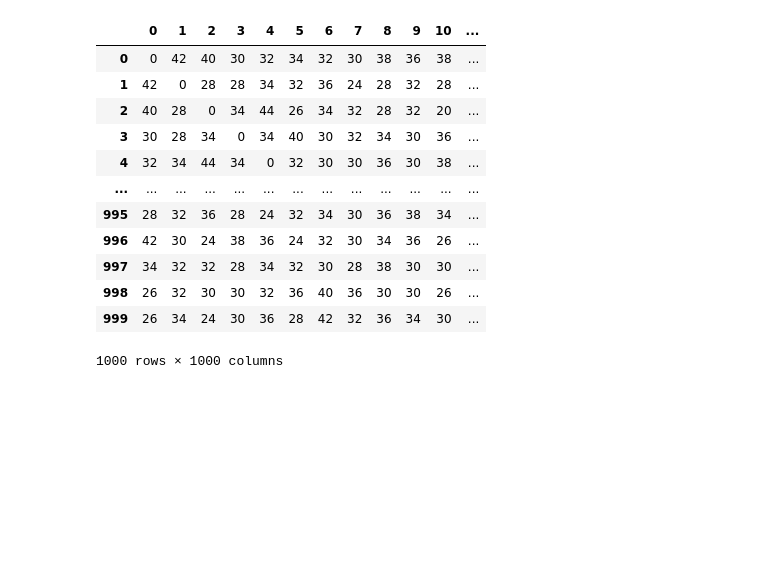
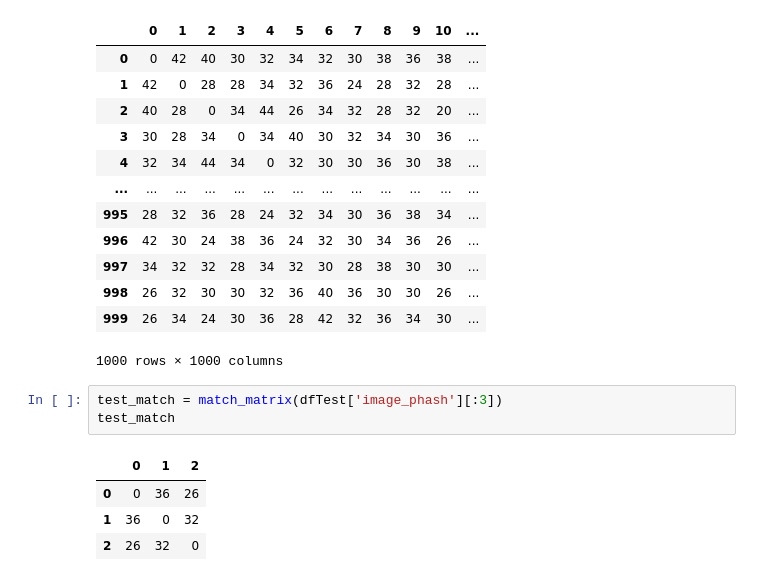
Before and after one commit to CrowntailTW0608/Kaggle, a Jupyter notebook: Shopee Proce Match Cuarantee/EDA.ipynb, the cells around one changed output. Cells and saved outputs as stored; diff of their text form; blank space fills up the shorter version.

```diff
--- a/Shopee Proce Match Cuarantee/EDA.ipynb
+++ b/Shopee Proce Match Cuarantee/EDA.ipynb
@@ -213,3 +226,11 @@ matches
 | 998 | 26 | 32 | 30 | 30 | 32 | 36 | 40 | 36 | 30 | 30 | 26 | ... |
 | 999 | 26 | 34 | 24 | 30 | 36 | 28 | 42 | 32 | 36 | 34 | 30 | ... |
 1000 rows × 1000 columns
+# %%
+test_match = match_matrix(dfTest['image_phash'][:3])
+test_match
+# %% [output]
+|  | 0 | 1 | 2 |
+| 0 | 0 | 36 | 26 |
+| 1 | 36 | 0 | 32 |
+| 2 | 26 | 32 | 0 |
```
Also changed, not shown: parts of 14 cells of this notebook.
